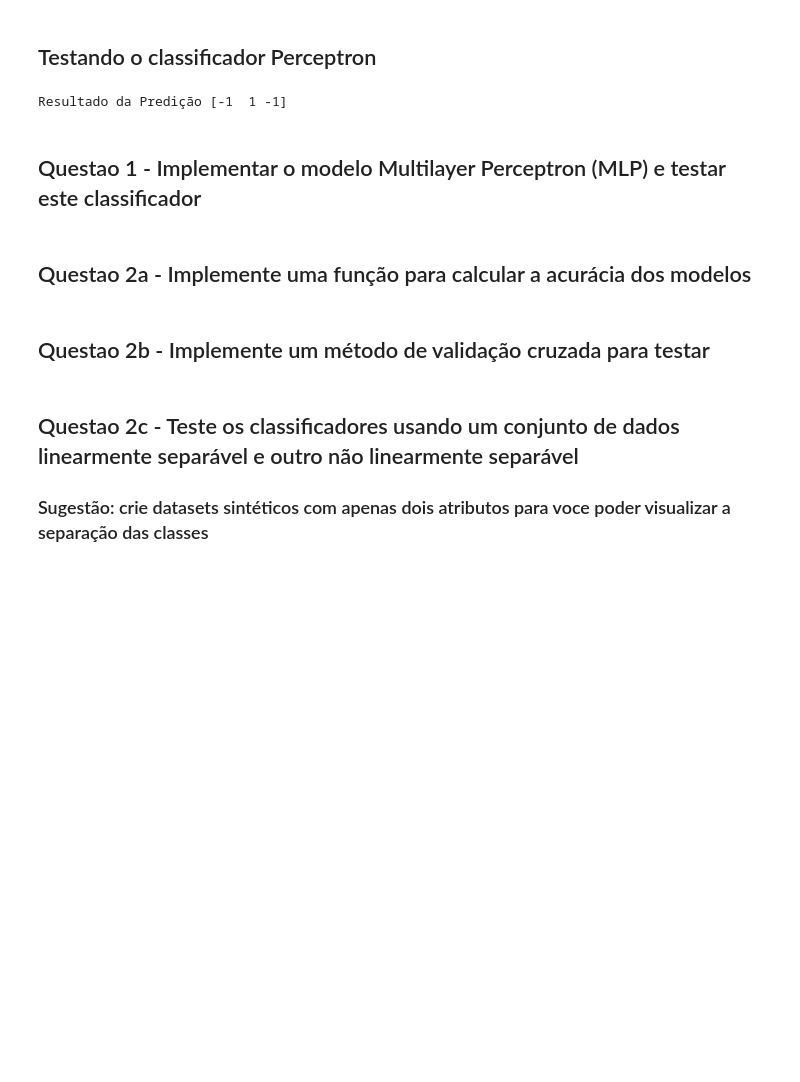
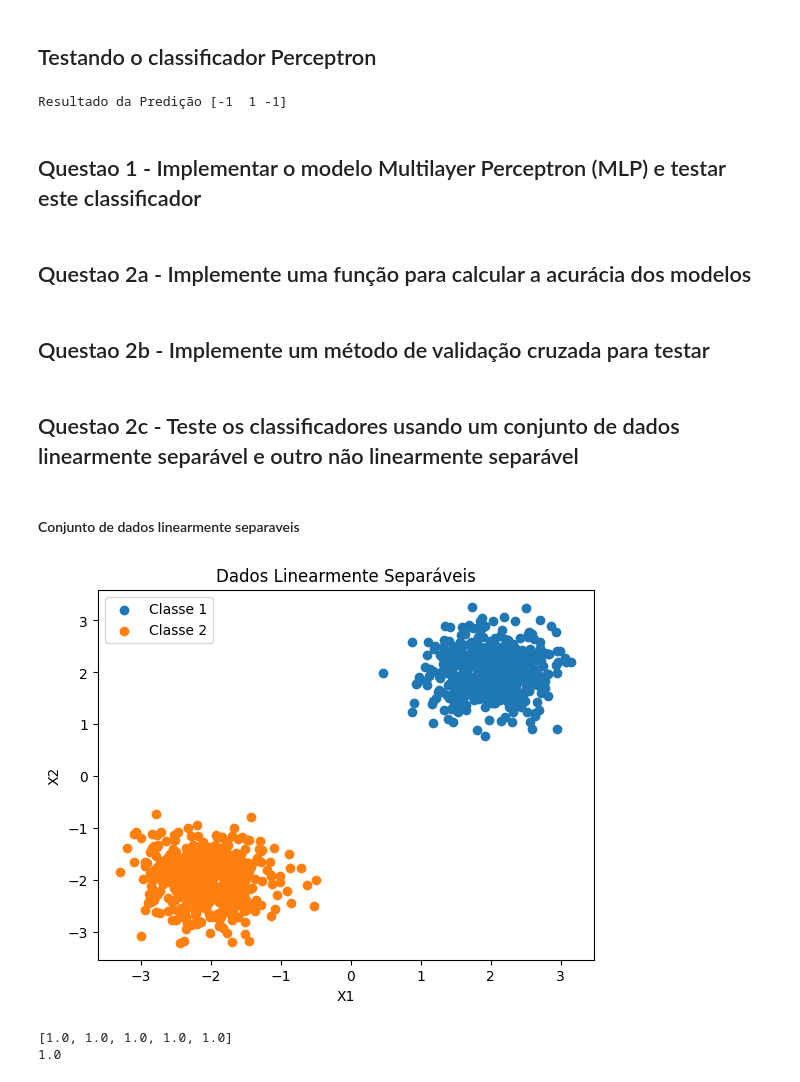
Before and after one commit to gabrielcdo/icd-hw2, a Jupyter notebook: UFC_ICD_09_02_Trabalho_2.ipynb, the cells around one changed output. Saved outputs shown, nothing was run; the diff lists cells and outputs as text; code cells hidden in the pictures; blank space fills up the shorter version.

```diff
--- a/UFC_ICD_09_02_Trabalho_2.ipynb
+++ b/UFC_ICD_09_02_Trabalho_2.ipynb
@@ -208,4 +188,2 @@ class MLP:
 # %% [markdown]
 ## Questao 2a - Implemente uma função para calcular a acurácia dos modelos
-# %%
-mlp.train(x,y,5,0.5)
@@ -214,3 +214,44 @@ mlp.train(x,y,5,0.5)
 # %% [markdown]
 ## Questao 2c - Teste os classificadores usando um conjunto de dados linearmente separável e outro não linearmente separável
-### Sugestão: crie datasets sintéticos com apenas dois atributos para voce poder visualizar a separação das classes
+# %% [markdown]
+#### Conjunto de dados linearmente separaveis
+# %%
+import numpy as np
+import matplotlib.pyplot as plt
+def generate_linearly_separable_data(num_samples):
+    class1_center = np.array([2, 2])
+    class1_cov = np.array([[0.2, 0], [0, 0.2]])
+    class2_center = np.array([-2, -2])
+    class2_cov = np.array([[0.2, 0], [0, 0.2]])
+
+    class1_samples = np.random.multivariate_normal(class1_center, class1_cov, num_samples // 2)
+    class1_labels = np.tile([1, 0], (num_samples // 2, 1))
+
+
+    class2_samples = np.random.multivariate_normal(class2_center, class2_cov, num_samples // 2)
+    class2_labels = np.tile([0, 1], (num_samples // 2, 1))
+    x = np.concatenate((class1_samples, class2_samples), axis=0)
+    y = np.concatenate((class1_labels, class2_labels), axis=0)
+
+    indices = np.random.permutation(num_samples)
+    x = x[indices]
+    y = y[indices]
+
+    return x, y
+
+num_samples = 1000
+x, y = generate_linearly_separable_data(num_samples)
+
+class1_samples = x[y[:, 0] == 1]
+class2_samples = x[y[:, 1] == 1]
+
+# Plot dos dados
+plt.scatter(class1_samples[:, 0], class1_samples[:, 1], label='Classe 1')
+plt.scatter(class2_samples[:, 0], class2_samples[:, 1], label='Classe 2')
+plt.xlabel('X1')
+plt.ylabel('X2')
+plt.title('Dados Linearmente Separáveis')
+plt.legend()
+plt.show()
+# %% [output]
+[figure, added]
@@ -216,0 +264,10 @@ mlp.train(x,y,5,0.5)
+# %%
+scores = cross_validation(mlp, X_train, y_train, k=5)
+print(scores)
+errors = mlp.fit(X_train, y_train)
+y_pred = mlp.predict(X_test)
+accuracy = accuracy_eval(y_test, y_pred)
+print(accuracy)
+# %% [output]
+[1.0, 1.0, 1.0, 1.0, 1.0]
+1.0
```
Also changed, not shown: parts of 11 cells of this notebook, 2 other files.
